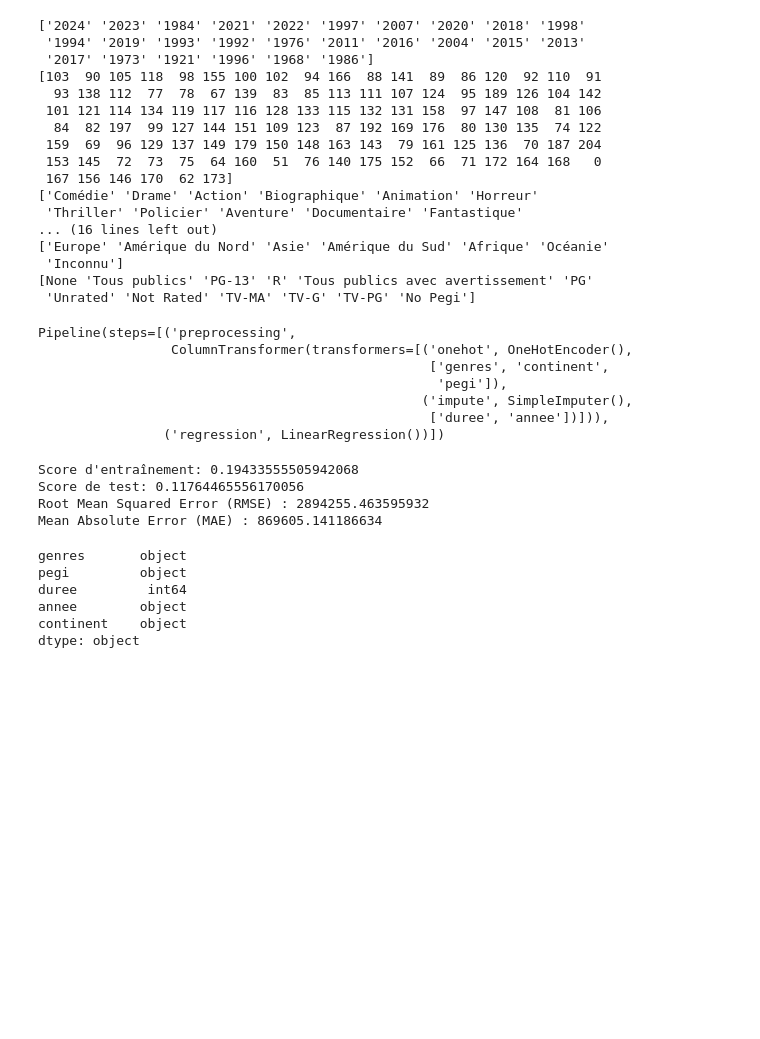
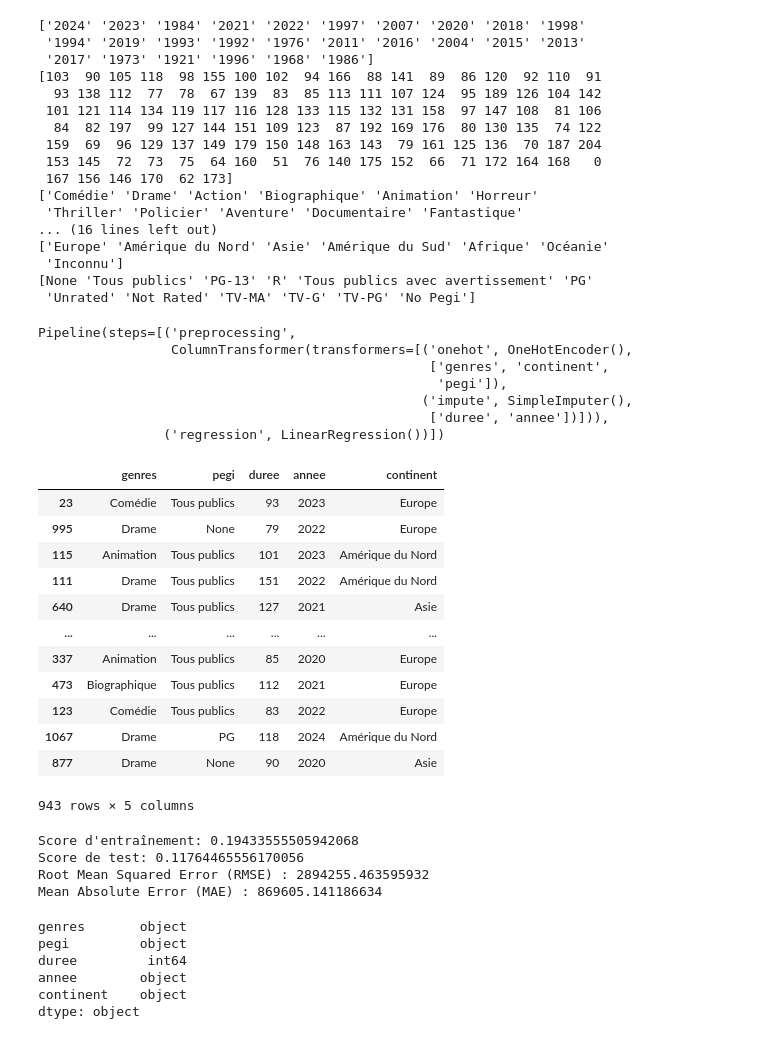
Before and after one commit to cjulliar/Movie_Popularity_Prediction, a Jupyter notebook: ml/model.ipynb, the cells around one changed output. Cells and saved outputs as stored; diff of their text form; code cells hidden in the pictures; blank space fills up the shorter version.

```diff
--- a/ml/model.ipynb
+++ b/ml/model.ipynb
@@ -123,40 +123,54 @@ display(model)
 # Séparation des données en ensembles d'entraînement et de test
 X_train, X_test, y_train, y_test = train_test_split(X, y, test_size=0.1, random_state=42)
 
+display(X_train)
 
 # Entraînement du modèle
 model.fit(X_train, y_train)
 
 # Évaluation du modèle
 train_score = model.score(X_train, y_train)
 test_score = model.score(X_test, y_test)
 
 print("Score d'entraînement:", train_score)
 print("Score de test:", test_score)
 
 pred_test = model.predict(X_test)
 
 # Calcul de l'erreur quadratique moyenne (MSE)
 mse = mean_squared_error(y_test, pred_test)
 
 # Calcul de l'erreur absolue moyenne (MAE)
 mae = mean_absolute_error(y_test, pred_test)
 
 rmse = np.sqrt(mse)
 print("Root Mean Squared Error (RMSE) :", rmse)
 print("Mean Absolute Error (MAE) :", mae)
 # %% [output]
 Pipeline(steps=[('preprocessing',
                  ColumnTransformer(transformers=[('onehot', OneHotEncoder(),
                                                   ['genres', 'continent',
                                                    'pegi']),
                                                  ('impute', SimpleImputer(),
                                                   ['duree', 'annee'])])),
                 ('regression', LinearRegression())])
+|  | genres | pegi | duree | annee | continent |
+| 23 | Comédie | Tous publics | 93 | 2023 | Europe |
+| 995 | Drame | None | 79 | 2022 | Europe |
+| 115 | Animation | Tous publics | 101 | 2023 | Amérique du Nord |
+| 111 | Drame | Tous publics | 151 | 2022 | Amérique du Nord |
+| 640 | Drame | Tous publics | 127 | 2021 | Asie |
+| ... | ... | ... | ... | ... | ... |
+| 337 | Animation | Tous publics | 85 | 2020 | Europe |
+| 473 | Biographique | Tous publics | 112 | 2021 | Europe |
+| 123 | Comédie | Tous publics | 83 | 2022 | Europe |
+| 1067 | Drame | PG | 118 | 2024 | Amérique du Nord |
+| 877 | Drame | None | 90 | 2020 | Asie |
-Score d'entraînement: 0.19433555505942068
-Score de test: 0.11764465556170056
-Root Mean Squared Error (RMSE) : 2894255.463595932
-Mean Absolute Error (MAE) : 869605.141186634
+943 rows × 5 columns
+Score d'entraînement: 0.19433555505942068
+Score de test: 0.11764465556170056
+Root Mean Squared Error (RMSE) : 2894255.463595932
+Mean Absolute Error (MAE) : 869605.141186634
 # %%
 X.dtypes
 # %% [output]
```
Also changed, not shown: parts of 3 cells of this notebook.
